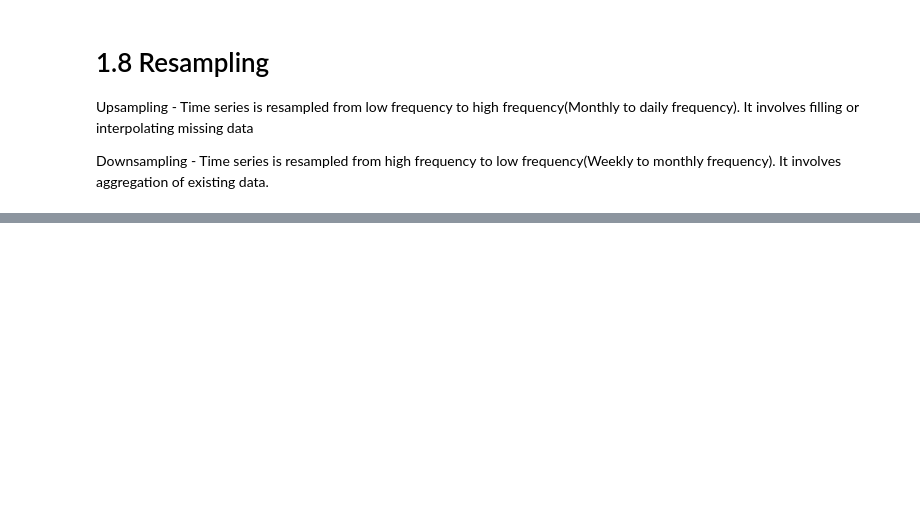
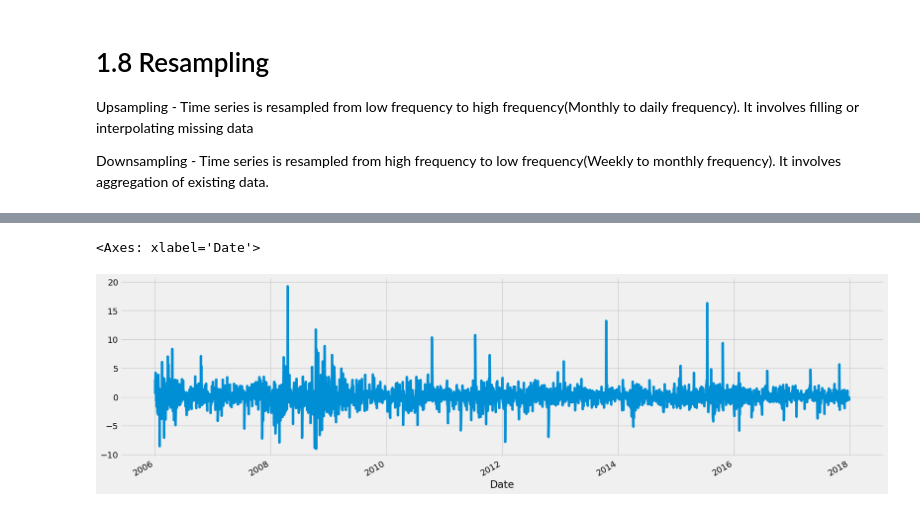
Before and after one commit to Gaurav3007/Time-Series-Forecasting-for-Stock-Prices, a Jupyter notebook: Time Series Forecasting for Stock Prices.ipynb, the cells around one changed output, grey strips where cells are left out. Saved outputs shown, nothing was run; the diff lists cells and outputs as text; code cells hidden in the pictures; blank space fills up the shorter version.

```diff
--- a/Time Series Forecasting for Stock Prices.ipynb
+++ b/Time Series Forecasting for Stock Prices.ipynb
@@ -242,0 +342,5 @@ Downsampling - Time series is resampled from high frequency to low frequency(Wee
+# %%
+google.High.pct_change().mul(100).plot(figsize=(20,6)) # Another way to calculate returns
+# %% [output]
+<Axes: xlabel='Date'>
+[figure, added]
```
Also changed, not shown: parts of 81 cells of this notebook.
